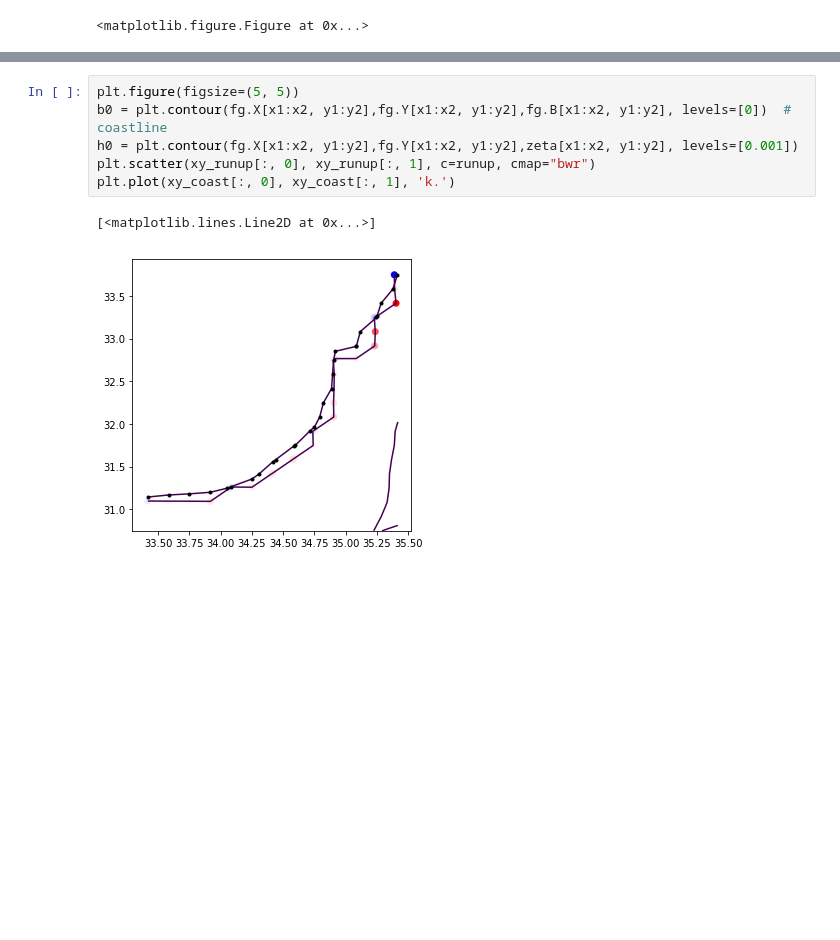
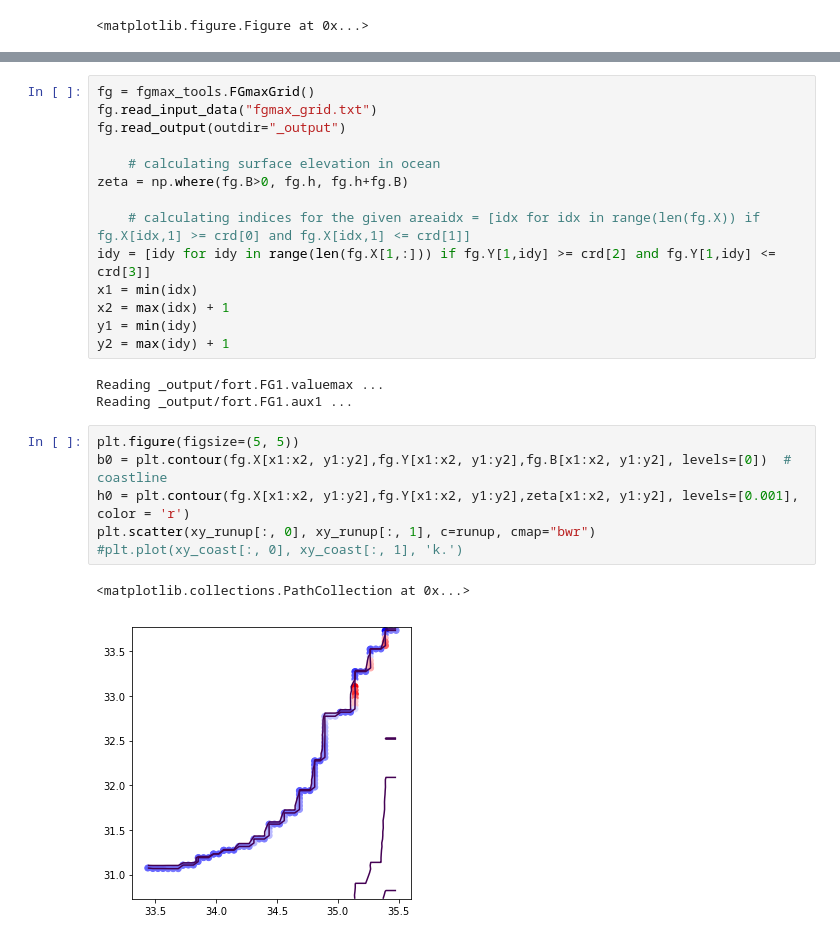
Before and after one commit to sharonmolchanov/tsunami, a Jupyter notebook: runup_inundation.ipynb, the cells around one changed output, grey strips where cells are left out. Saved outputs shown, nothing was run; the diff lists cells and outputs as text; blank space fills up the shorter version.

```diff
--- a/runup_inundation.ipynb
+++ b/runup_inundation.ipynb
@@ -132,12 +142,29 @@ array([ 2256.57471205,  1204.43545796,  5500.70261727,     7.48911995,
+# %%
+fg = fgmax_tools.FGmaxGrid()
+fg.read_input_data("fgmax_grid.txt")
+fg.read_output(outdir="_output")
+
+    # calculating surface elevation in ocean
+zeta = np.where(fg.B>0, fg.h, fg.h+fg.B)
+
+    # calculating indices for the given areaidx = [idx for idx in range(len(fg.X)) if fg.X[idx,1] >= crd[0] and fg.X[idx,1] <= crd[1]]
+idy = [idy for idy in range(len(fg.X[1,:])) if fg.Y[1,idy] >= crd[2] and fg.Y[1,idy] <= crd[3]]
+x1 = min(idx)
+x2 = max(idx) + 1
+y1 = min(idy)
+y2 = max(idy) + 1
+# %% [output]
+Reading _output/fort.FG1.valuemax ...
+Reading _output/fort.FG1.aux1 ...
 # %%
 plt.figure(figsize=(5, 5))
 b0 = plt.contour(fg.X[x1:x2, y1:y2],fg.Y[x1:x2, y1:y2],fg.B[x1:x2, y1:y2], levels=[0])  # coastline
-h0 = plt.contour(fg.X[x1:x2, y1:y2],fg.Y[x1:x2, y1:y2],zeta[x1:x2, y1:y2], levels=[0.001])
+h0 = plt.contour(fg.X[x1:x2, y1:y2],fg.Y[x1:x2, y1:y2],zeta[x1:x2, y1:y2], levels=[0.001], color = 'r')
 plt.scatter(xy_runup[:, 0], xy_runup[:, 1], c=runup, cmap="bwr")
-plt.plot(xy_coast[:, 0], xy_coast[:, 1], 'k.')
+#plt.plot(xy_coast[:, 0], xy_coast[:, 1], 'k.')
 # %% [output]
-[<matplotlib.lines.Line2D at 0x...>]
+<matplotlib.collections.PathCollection at 0x...>
-[figure, old version]
+[figure, new version]
 # %%
 runup
 # %% [output]
```
Also changed, not shown: parts of 2 cells of this notebook, 9 other files.
